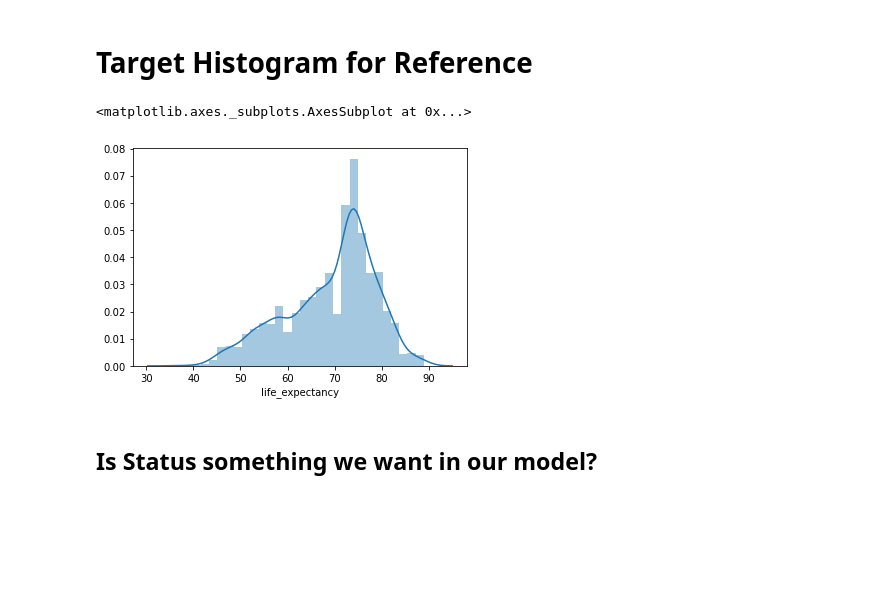
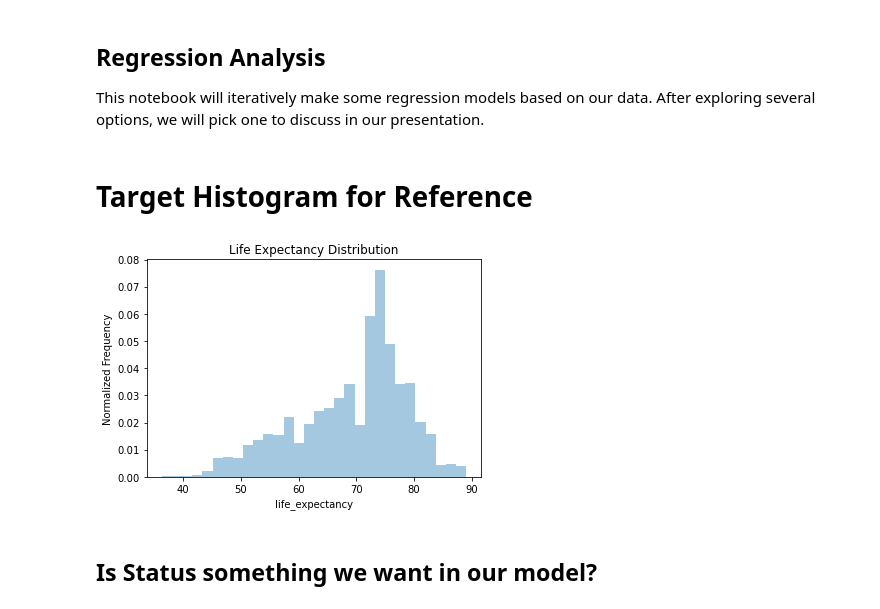
Before and after one commit to bmccabe96/Life_Expectancy_Regression, a Jupyter notebook: regression_model.ipynb, the cells around one changed output. Saved outputs shown, nothing was run; the diff lists cells and outputs as text; code cells hidden in the pictures; blank space fills up the shorter version.

Commit message:
finalized model notebook adn cleaning

```diff
--- a/regression_model.ipynb
+++ b/regression_model.ipynb
@@ -1,3 +1,7 @@
+# %% [markdown]
+## Regression Analysis
+
+This notebook will iteratively make some regression models based on our data. After exploring several options, we will pick one to discuss in our presentation.
 # %%
 import pandas as pd
 import numpy as np
@@ -32,11 +36,13 @@ pd.set_option('display.max_rows', 200)
 df = pd.read_csv("Life_Expectancy_No_Missing_Vals.csv").set_index('Unnamed: 0')
 # %% [markdown]
 # Target Histogram for Reference
-# %%
-sns.distplot(df.life_expectancy)
-# %% [output]
-<matplotlib.axes._subplots.AxesSubplot at 0x...>
-[figure, removed]
+# %%
+sns.distplot(df.life_expectancy, norm_hist=True, kde=False)
+plt.title("Life Expectancy Distribution")
+plt.ylabel("Normalized Frequency")
+plt.savefig("Life_Exp_Dist")
+# %% [output]
+[figure, added]
 # %% [markdown]
 ## Is Status something we want in our model?
 # %%
```
Also changed, not shown: 2 other files.
